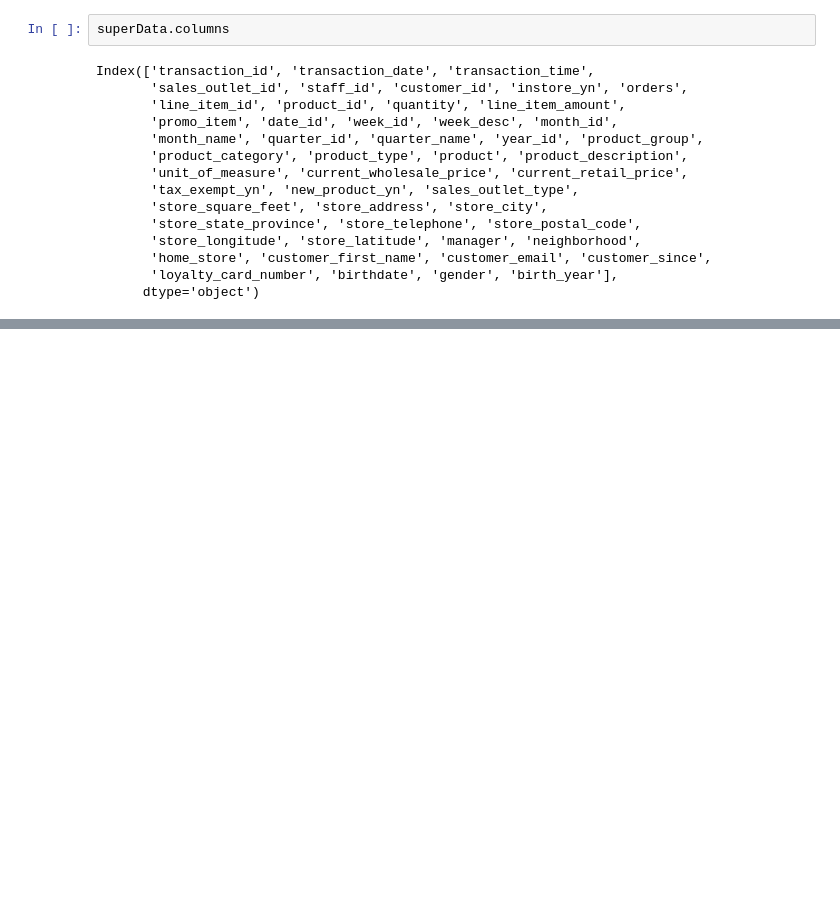
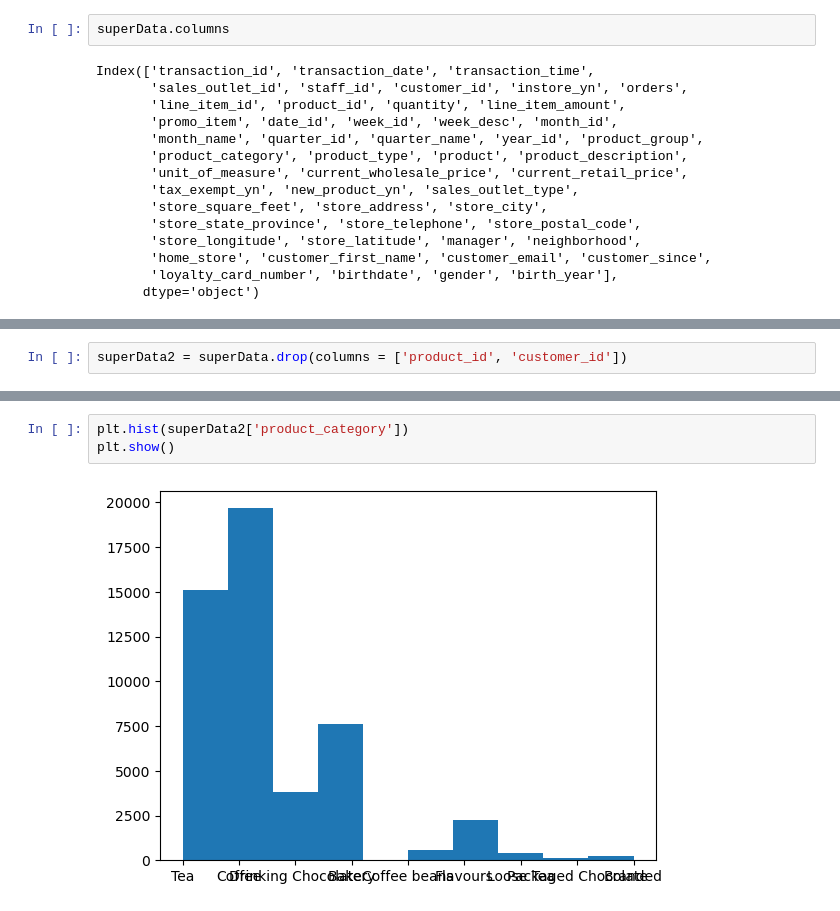
Before and after one commit to hpenapp/EjercicioRedencion, a Jupyter notebook: plotExamples.ipynb, the cells around one changed output, grey strips where cells are left out. Drawn from its saved outputs; the diff is of its cells as text; blank space fills up the shorter version.

```diff
--- a/plotExamples.ipynb
+++ b/plotExamples.ipynb
@@ -242,0 +233,2 @@ superData.head(5)
+# %%
+superData2 = superData.drop(columns = ['product_id', 'customer_id'])
@@ -242,0 +260,5 @@ superData.head(5)
+# %%
+plt.hist(superData2['product_category'])
+plt.show()
+# %% [output]
+[figure, added]
```
Also changed, not shown: parts of 5 cells of this notebook.
